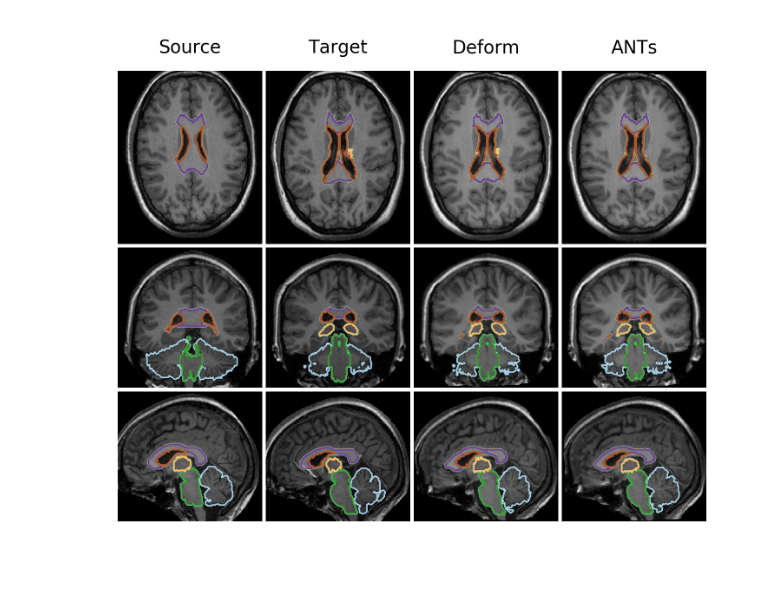
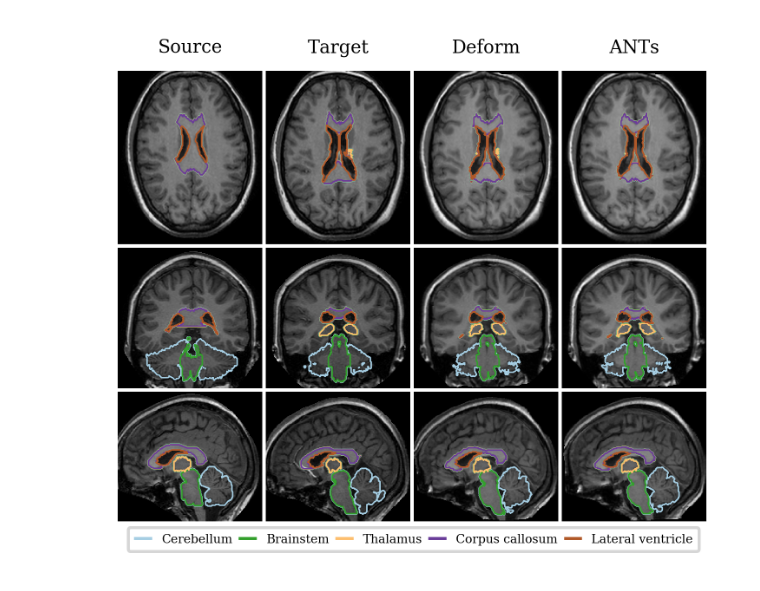
Before and after one commit to simeks/deform-eval, a Jupyter notebook: visualize.ipynb, the cells around one changed output. Cells and saved outputs as stored; diff of their text form; code cells hidden in the pictures.

```diff
--- a/visualize.ipynb
+++ b/visualize.ipynb
@@ -46,7 +47,7 @@ def relabel_segm(img, labels):
     out = np.zeros(img.shape, dtype=np.uint8)
     i = 1
     for l in labels:
-        mask = np.isin(img, l)
+        mask = np.isin(img, l[0])
         out = out + i*mask
         i += 1
 
@@ -81,31 +82,47 @@ def do_plot(imgs, labels=None, cmap='Set1', figsize=(15, 15), column_titles=[],
             ax = axes[i,j]#plt.subplot(n_rows, n_cols, j+n_cols*i+1)
             ax.imshow(t1, cmap='gray', aspect="auto")
             #plt.imshow(segm, cmap='Set1')
-            ax.contour(segm, linewidths=0.5, cmap=cmap, levels=levels)
+            cs = ax.contour(segm, linewidths=0.5, cmap=cmap, levels=levels)
             ax.axis('off')
             ax.get_xaxis().set_visible(False)
             ax.get_yaxis().set_visible(False)
 
+    for i, c in enumerate(column_titles):
+        axes[0,i].set_title(c, fontsize=6, family='serif')
 
-    for i, c in enumerate(column_titles):
-        axes[0,i].set_title(c, fontsize=6)
+    for i in levels:
+        cs.collections[i].set_label(labels[i][1])
+
+    leg = plt.legend(
+        fontsize=4,
+        ncol=len(labels),
+        bbox_to_anchor=(0.99,0),
+        borderpad=0.5,
+        labelspacing=0,
+        columnspacing=0.5,
+        handlelength=1.5
+    )
+    plt.setp(leg.texts, family='serif')
+
+    for line in leg.get_lines():
+        line.set_linewidth(1.0)
 
     plt.margins(0,0)
     #plt.tight_layout()
     plt.subplots_adjust(wspace=0.025, hspace=0.025)
 
 labels = [
-    #(3, 4), # Amygdala
-    (17, 18), # Cerebellum
-    (19), # Brainstem
+    #(3, 4), Amygdala
+    ((17, 18), 'Cerebellum'), # Cerebellum
+    ((19), 'Brainstem'), # Brainstem
     #(24, 25), # Post. cingulate gyrus
     #(26, 27), # Post. cingulate gyrus
     #(34, 35), # Caudate nucleus
     #(38, 39), # Putamen (Not visible)
-    (40, 41), # Thalamus
+    ((40, 41), 'Thalamus'), # Thalamus
     #(42, 43), # Pallidum (Not visible)
-    (44), # Corpus callosum
-    (45, 46), # Lateral ventricle excl. temporal horn
+    ((44), 'Corpus callosum'), # Corpus callosum
+    ((45, 46), 'Lateral ventricle') # Lateral ventricle excl. temporal horn
     #(76, 77), # Subgenual frontal cortex
     #(78, 79) # Subcallosal area
 
@@ -117,32 +134,32 @@ p = ('a09', 'a15')
 
 t1 = [read_t1(p[1]), read_t1(p[0]), read_df_t1(p), read_ants_t1(p)]
 segm = [read_segm(p[1]), read_segm(p[0]), read_df_segm(p), read_ants_segm(p)]
 
 do_plot(
     [
         [
             (t1[0], segm[0], np.s_[85,::-1]),
             (t1[1], segm[1], np.s_[85,::-1]),
             (t1[2], segm[2], np.s_[85,::-1]),
             (t1[3], segm[3], np.s_[85,::-1]),
         ],
         [
             (t1[0], segm[0], np.s_[::-1,85]),
             (t1[1], segm[1], np.s_[::-1,85]),
             (t1[2], segm[2], np.s_[::-1,85]),
             (t1[3], segm[3], np.s_[::-1,85]),
         ],
         [
             (t1[0], segm[0], np.s_[::-1,::-1,85]),
             (t1[1], segm[1], np.s_[::-1,::-1,85]),
             (t1[2], segm[2], np.s_[::-1,::-1,85]),
             (t1[3], segm[3], np.s_[::-1,::-1,85]),
         ]
     ],
     column_titles = ['Source', 'Target', 'Deform', 'ANTs'],
     height_ratios = [1, 0.81, 0.75],
     labels=labels, cmap=cmap, figsize=(3.5, 2.75)
 )
-plt.savefig('figures/{}_{}_vis.png'.format(*p), bbox_inches='tight', pad_inches = 0)
+plt.savefig('figures/{}_{}_vis.pdf'.format(*p), bbox_inches='tight', pad_inches = 0.01)
 # %% [output]
-[figure, old version]
+[figure, new version]
```
Also changed, not shown: parts of 1 cell of this notebook, 1 other file.
